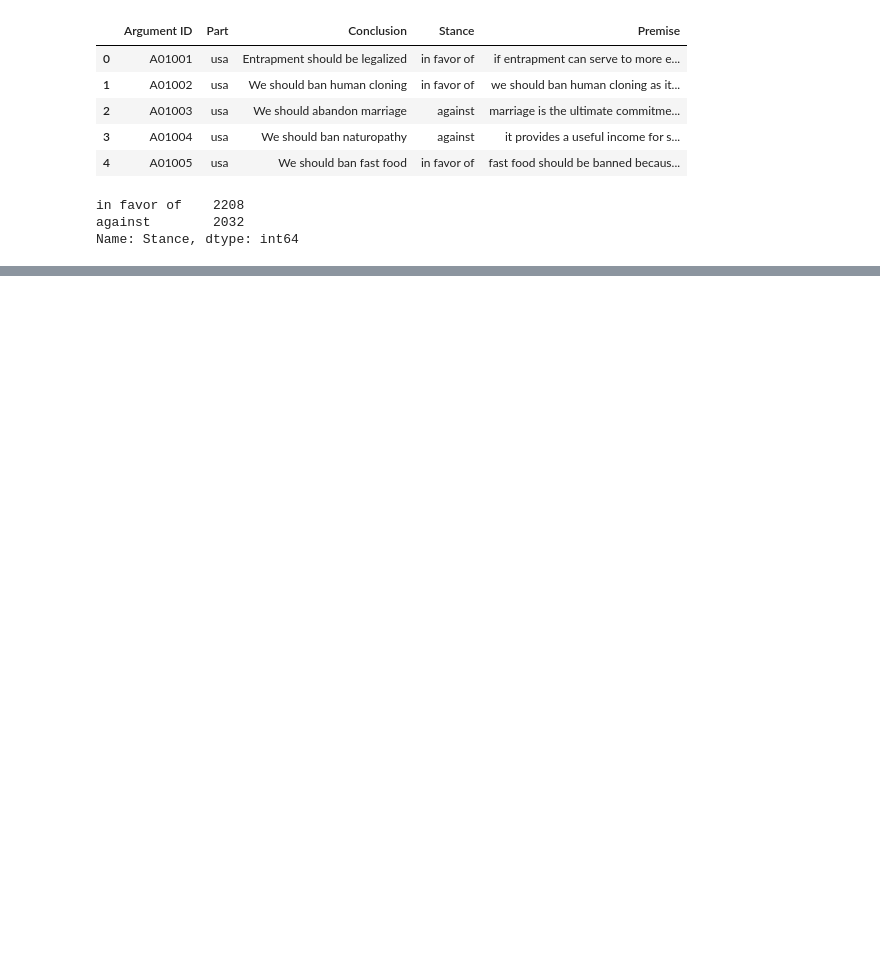
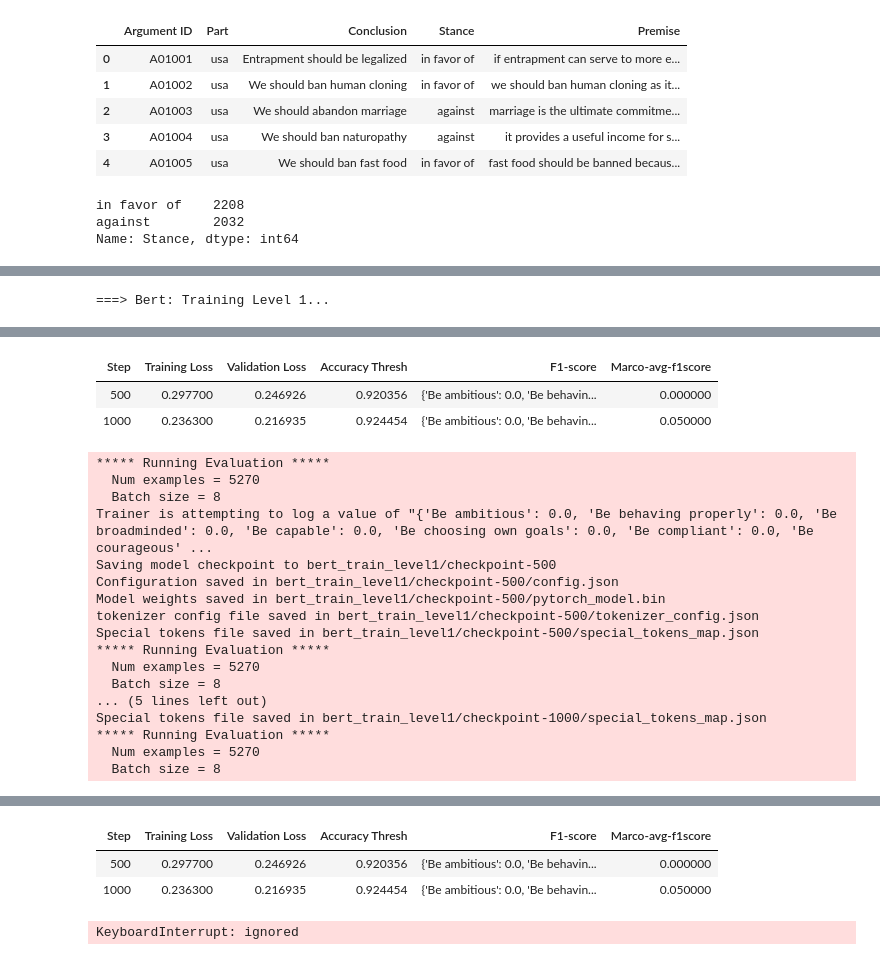
Before and after one commit to ShadiFarzankia/Human-Value-Detection-with-NLP, a Jupyter notebook: Human_Value_Detection_NLP.ipynb, the cells around one changed output, grey strips where cells are left out. Drawn from its saved outputs; the diff is of its cells as text; code cells hidden in the pictures; blank space fills up the shorter version.

```diff
--- a/Human_Value_Detection_NLP.ipynb
+++ b/Human_Value_Detection_NLP.ipynb
@@ -172,0 +251,32 @@ evaluation.head(5)
+# %%
+def compute_metrics(eval_pred, value_classes):
+    """Custom metric calculation function for MultiLabelTrainer"""
+    predictions, labels = eval_pred
+    f1scores = f1_score_per_label(predictions, labels, value_classes)
+    return {'accuracy_thresh': accuracy_thresh(predictions, labels), 'f1-score': f1scores,
+            'marco-avg-f1score': f1scores['avg-f1-score']}
+# %%
+def load_model_from_data_dir(model_dir, num_labels):
+    """Loads Bert model from specified directory and converts to CUDA model if available"""
+    model = AutoModelForSequenceClassification.from_pretrained(model_dir, num_labels=num_labels)
+    if torch.cuda.is_available():
+        return model.to('cuda')
+    return model
+# %%
+class MultiLabelTrainer(Trainer):
+    """
+        A transformers `Trainer` with custom loss computation
+        Methods
+        -------
+        compute_loss(model, inputs, return_outputs=False):
+            Overrides loss computation from Trainer class
+        """
+    def compute_loss(self, model, inputs, return_outputs=False):
+        """Custom loss computation"""
+        labels = inputs.pop("labels")
+        outputs = model(**inputs)
+        logits = outputs.logits
+        loss_fct = torch.nn.BCEWithLogitsLoss()
+        loss = loss_fct(logits.view(-1, self.model.config.num_labels),
+                        labels.float().view(-1, self.model.config.num_labels))
+        return (loss, outputs) if return_outputs else loss
@@ -172,0 +402,15 @@ evaluation.head(5)
+# %%
+validate = False
+for i in range(num_levels):
+            print("===> Bert: Training Level %s..." % levels[i])
+            if validate:
+                bert_model_evaluation = train_bert_model(df_train_all[i],
+                                                         os.path.join('bert_train_level{}'.format(levels[i])),
+                                                         values[levels[i]], test_dataframe=df_valid_all[i])
+                print("F1-Scores for Level %s:" % levels[i])
+                print(bert_model_evaluation['eval_f1-score'])
+            else:
+                train_bert_model(df_train_all[i], os.path.join('bert_train_level{}'.format(levels[i])),
+                                 values[levels[i]])
+# %% [output]
+===> Bert: Training Level 1...
@@ -172,0 +435,20 @@ evaluation.head(5)
+| Step | Training Loss | Validation Loss | Accuracy Thresh | F1-score | Marco-avg-f1score |
+| 500 | 0.297700 | 0.246926 | 0.920356 | {'Be ambitious': 0.0, 'Be behavin... | 0.000000 |
+| 1000 | 0.236300 | 0.216935 | 0.924454 | {'Be ambitious': 0.0, 'Be behavin... | 0.050000 |
+***** Running Evaluation *****
+  Num examples = 5270
+  Batch size = 8
+Trainer is attempting to log a value of "{'Be ambitious': 0.0, 'Be behaving properly': 0.0, 'Be broadminded': 0.0, 'Be capable': 0.0, 'Be choosing own goals': 0.0, 'Be compliant': 0.0, 'Be courageous' ...
+Saving model checkpoint to bert_train_level1/checkpoint-500
+Configuration saved in bert_train_level1/checkpoint-500/config.json
+Model weights saved in bert_train_level1/checkpoint-500/pytorch_model.bin
+tokenizer config file saved in bert_train_level1/checkpoint-500/tokenizer_config.json
+Special tokens file saved in bert_train_level1/checkpoint-500/special_tokens_map.json
+***** Running Evaluation *****
+  Num examples = 5270
+  Batch size = 8
+... (5 lines left out)
+Special tokens file saved in bert_train_level1/checkpoint-1000/special_tokens_map.json
+***** Running Evaluation *****
+  Num examples = 5270
+  Batch size = 8
@@ -172,0 +456,4 @@ evaluation.head(5)
+| Step | Training Loss | Validation Loss | Accuracy Thresh | F1-score | Marco-avg-f1score |
+| 500 | 0.297700 | 0.246926 | 0.920356 | {'Be ambitious': 0.0, 'Be behavin... | 0.000000 |
+| 1000 | 0.236300 | 0.216935 | 0.924454 | {'Be ambitious': 0.0, 'Be behavin... | 0.050000 |
+KeyboardInterrupt: ignored
```
Also changed, not shown: parts of 25 cells of this notebook.
